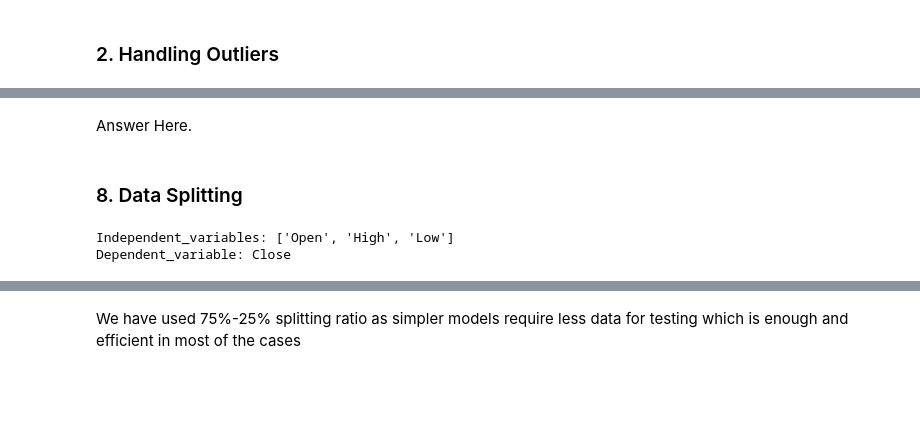
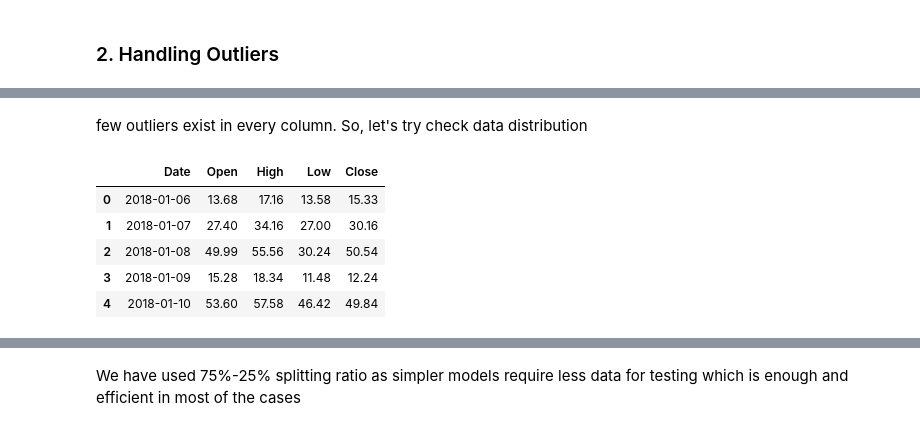
Before and after one commit to puttadharani/Yes-bank-stock-closing-price-prediction, a Jupyter notebook: Yes_bank_stock_closing_price_prediction.ipynb, the cells around one changed output, grey strips where cells are left out. Cells and saved outputs as stored; diff of their text form; code cells hidden in the pictures; blank space fills up the shorter version.

```diff
--- a/Yes_bank_stock_closing_price_prediction.ipynb
+++ b/Yes_bank_stock_closing_price_prediction.ipynb
@@ -1791,4 +1149,0 @@ need not perform Dimensionality reduction as features are less and sufficient
-# %% [markdown]
-Answer Here.
-# %% [markdown]
-### 8. Data Splitting
@@ -1798,10 +1150,13 @@ tscv = TimeSeriesSplit(n_splits=5)
-# %%
-#seperating independent and dependent variables
-independent_variables=[ 'Open', 'High', 'Low']
-print("Independent_variables:",independent_variables)
-
-dependent_variable='Close'
-print("Dependent_variable:",dependent_variable)
-# %% [output]
-Independent_variables: ['Open', 'High', 'Low']
-Dependent_variable: Close
+# %% [markdown]
+few outliers exist in every column.
+So, let's try check data distribution
+# %%
+df_copy.drop(columns=['index','Month','Day'],inplace=True)
+df_copy.head()
+# %% [output]
+|  | Date | Open | High | Low | Close |
+| 0 | 2018-01-06 | 13.68 | 17.16 | 13.58 | 15.33 |
+| 1 | 2018-01-07 | 27.40 | 34.16 | 27.00 | 30.16 |
+| 2 | 2018-01-08 | 49.99 | 55.56 | 30.24 | 50.54 |
+| 3 | 2018-01-09 | 15.28 | 18.34 | 11.48 | 12.24 |
+| 4 | 2018-01-10 | 53.60 | 57.58 | 46.42 | 49.84 |
```
Also changed, not shown: parts of 316 cells of this notebook.
